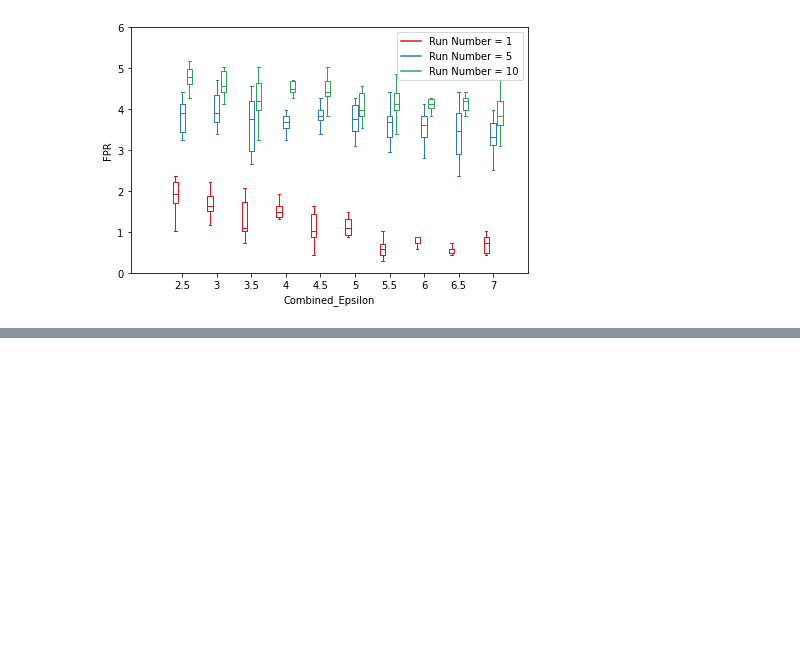
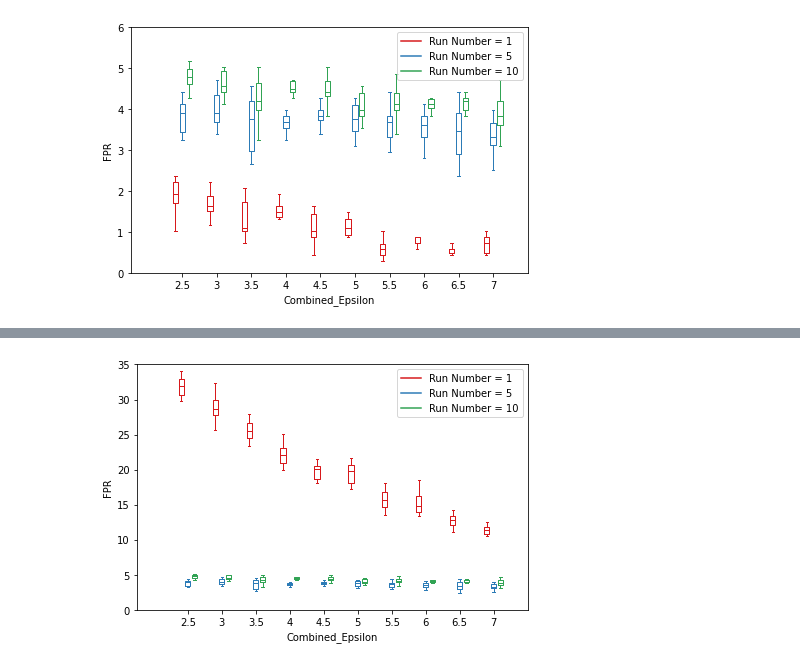
Before and after one commit to snpushpi/Covid19_Contact_tracing_repo_beta, a Jupyter notebook: Data_Analysis_part5_With_Bigger_Dataset.ipynb, the cells around one changed output, grey strips where cells are left out. Drawn from its saved outputs; the diff is of its cells as text; code cells hidden in the pictures; blank space fills up the shorter version.

```diff
--- a/Data_Analysis_part5_With_Bigger_Dataset.ipynb
+++ b/Data_Analysis_part5_With_Bigger_Dataset.ipynb
@@ -620,3 +768,40 @@ plt.savefig('boxcompare.png')
+# %%
+import matplotlib.pyplot as plt
+import numpy as np
+
+
+ticks = eps1
+
+def set_box_color(bp, color):
+    plt.setp(bp['boxes'], color=color)
+    plt.setp(bp['whiskers'], color=color)
+    plt.setp(bp['caps'], color=color)
+    plt.setp(bp['medians'], color=color)
+
+fig = plt.figure()
+fig.patch.set_facecolor('xkcd:white')
+bpl = plt.boxplot(group_list_fpr1_same, positions=np.array(range(len(group_list_fpr1_same)))*2.0-0.4, sym='', widths = 0.3)
+bpm = plt.boxplot(group_list_fpr5, positions=np.array(range(len(group_list_fpr5)))*2.0, sym='', widths = 0.3)
+bpr = plt.boxplot(group_list_fpr10, positions=np.array(range(len(group_list_fpr10)))*2.0+0.4, sym='', widths = 0.3)
+set_box_color(bpl, '#D7191C') # colors are from http://colorbrewer2.org/
+set_box_color(bpm, '#2C7BB6')
+set_box_color(bpr, '#31A354')
+
+# draw temporary red and blue lines and use them to create a legend
+plt.plot([], c='#D7191C', label='Run Number = 1')
+plt.plot([], c='#2C7BB6', label='Run Number = 5')
+plt.plot([], c='#31A354', label='Run Number = 10')
+plt.legend()
+
+plt.xticks(range(0, len(ticks) * 2, 2), ticks)
+plt.xlim(-3, len(ticks)*2)
+plt.ylim(0,35)
+plt.tight_layout()
+plt.xlabel("Combined_Epsilon")
+plt.ylabel("FPR")
+plt.savefig('boxcompare.png')
+# %% [output]
+[figure, added]
 # %%
 import matplotlib.pyplot as plt
 import numpy as np
```
Also changed, not shown: parts of 5 cells of this notebook.
